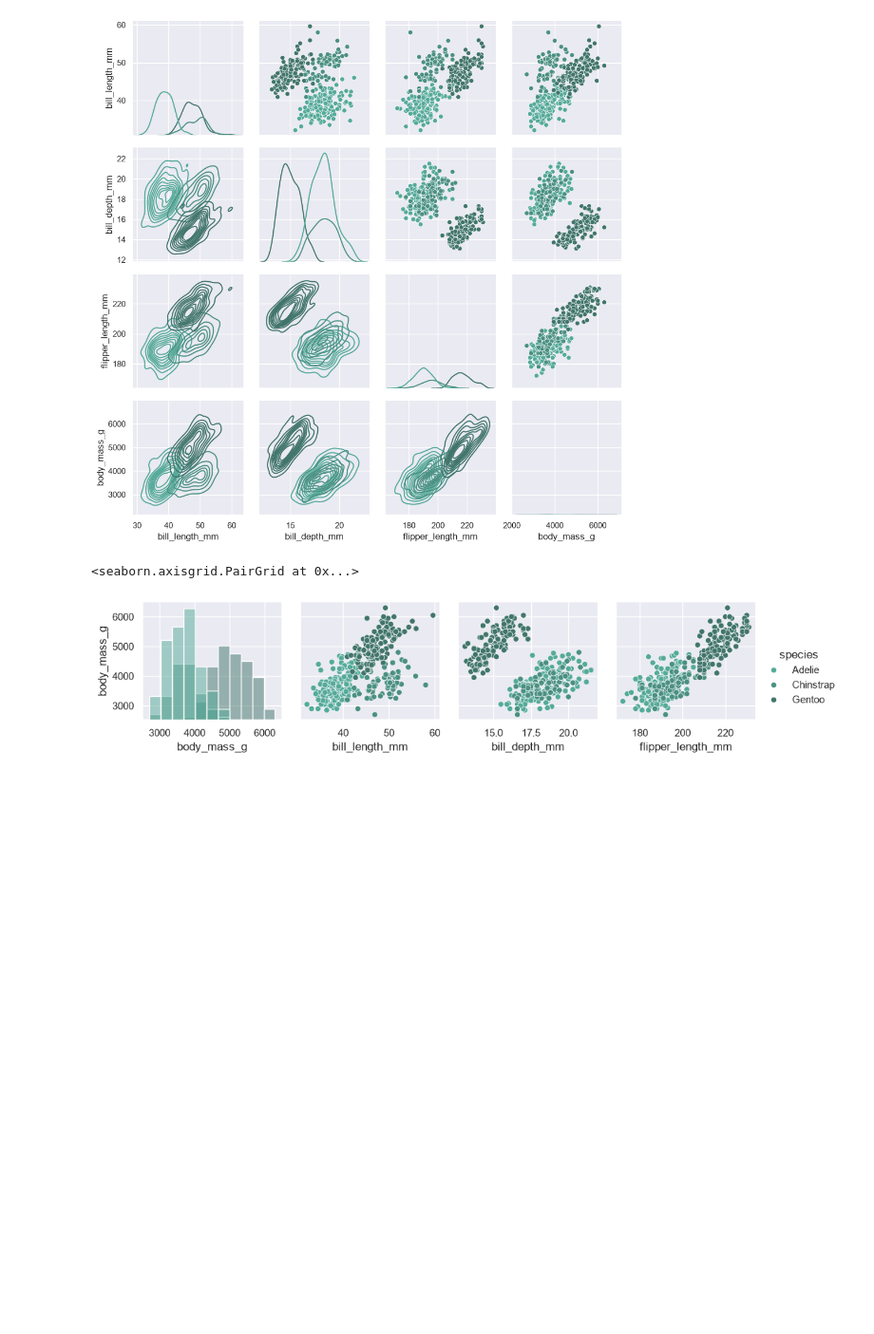
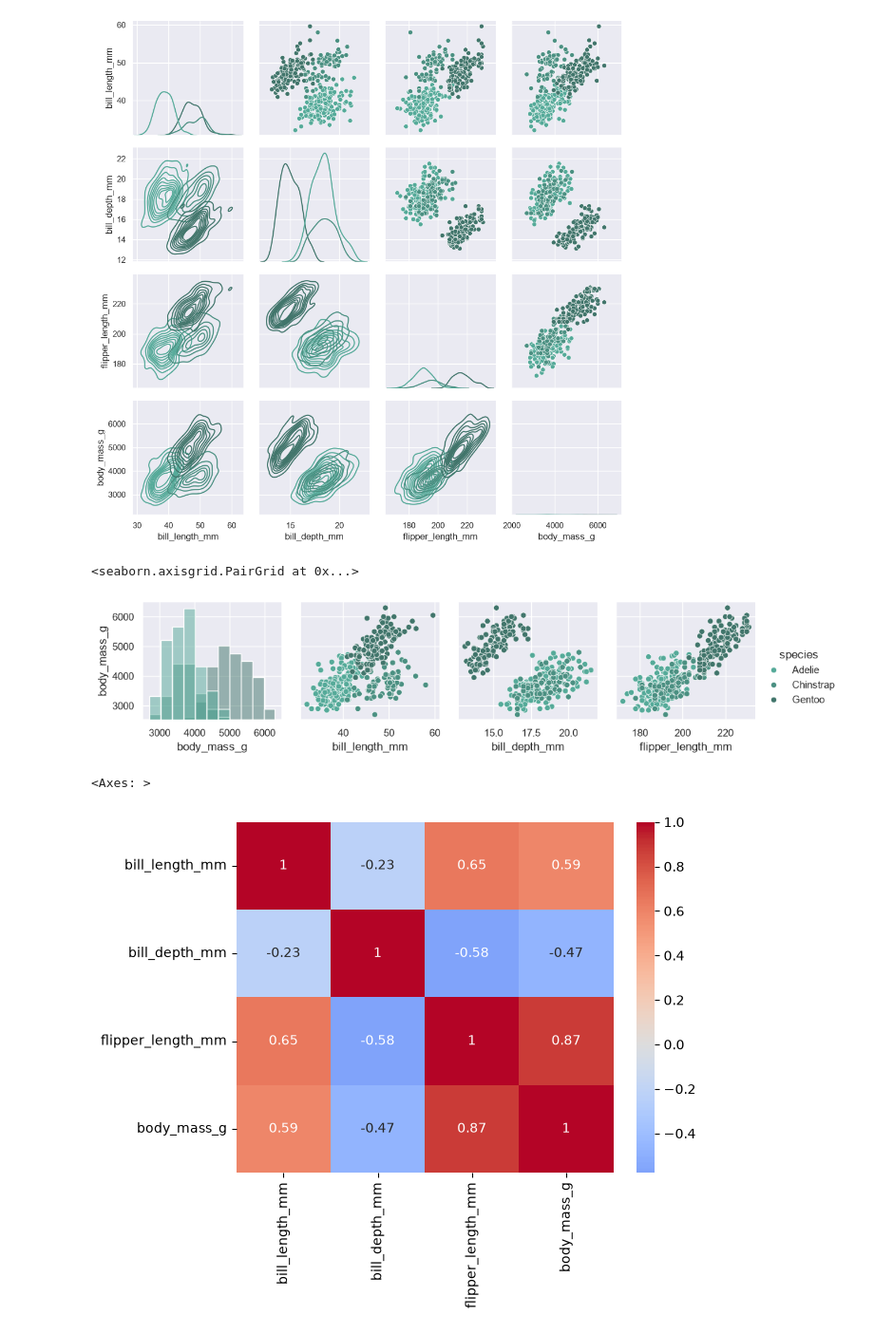
Before and after one commit to Aryanbhayji/Seaborn-library, a Jupyter notebook: main.ipynb, the cells around one changed output. Shown at 95% size. Drawn from its saved outputs; the diff is of its cells as text; code cells hidden in the pictures; blank space fills up the shorter version.

```diff
--- a/main.ipynb
+++ b/main.ipynb
@@ -217,3 +217,8 @@ g.add_legend()
 # %% [output]
 <seaborn.axisgrid.PairGrid at 0x...>
 [figure]
+# %%
+sns.heatmap(penguins.corr(numeric_only=True), annot=True, cmap="coolwarm", center=0)
+# %% [output]
+<Axes: >
+[figure, added]
```
Also changed, not shown: parts of 1 cell of this notebook.
